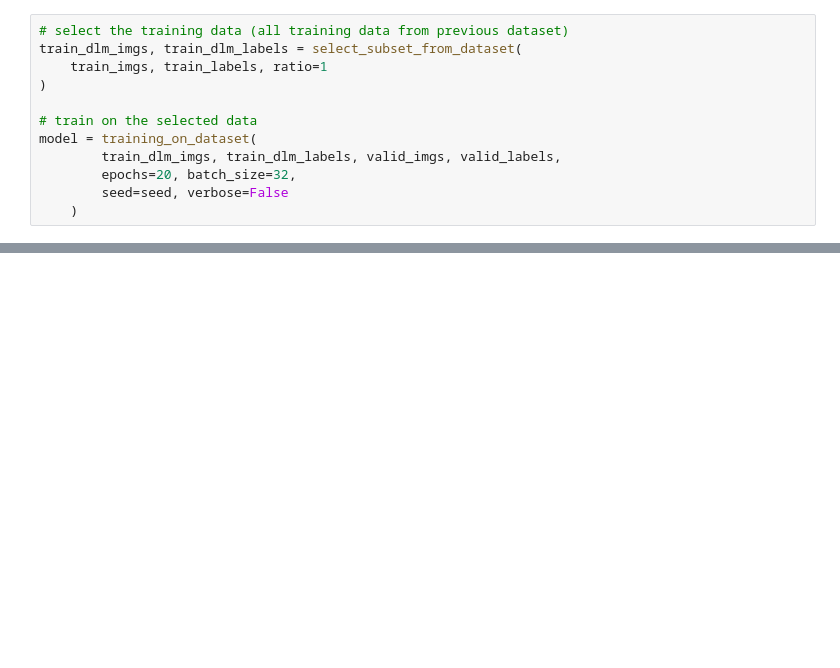
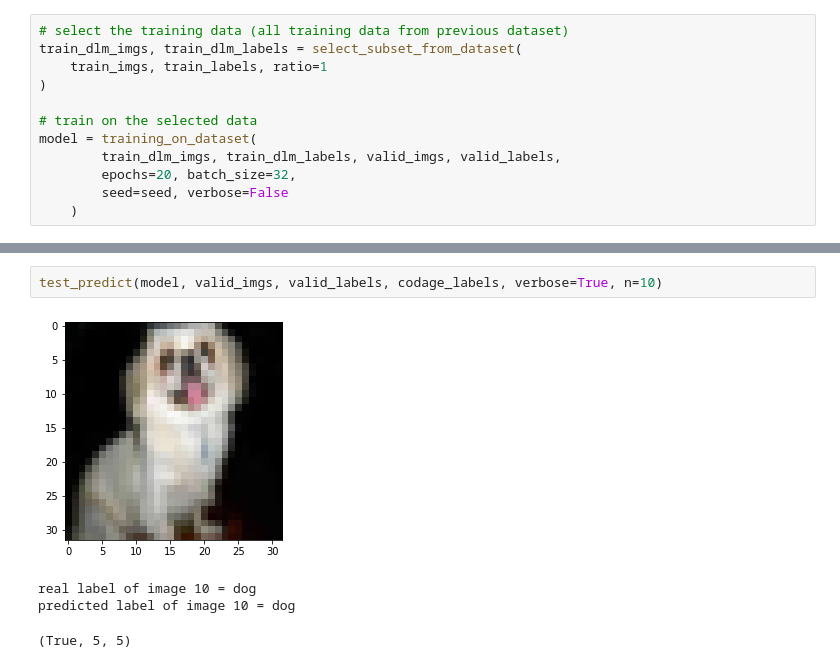
Before and after one commit to delemarchand2020/IVADO_MILA_DL, a Jupyter notebook: week1_tutorial_denis_lemarchand.ipynb, the cells around one changed output, grey strips where cells are left out. Saved outputs shown, nothing was run; the diff lists cells and outputs as text; blank space fills up the shorter version.

```diff
--- a/week1_tutorial_denis_lemarchand.ipynb
+++ b/week1_tutorial_denis_lemarchand.ipynb
@@ -1508 +1511,8 @@ predicted label of image 7540 = dog
+# %%
+test_predict(model, valid_imgs, valid_labels, codage_labels, verbose=True, n=10)
+# %% [output]
+[figure, added]
+real label of image 10 = dog
+predicted label of image 10 = dog
+(True, 5, 5)
 # %%
```
Also changed, not shown: parts of 12 cells of this notebook.
